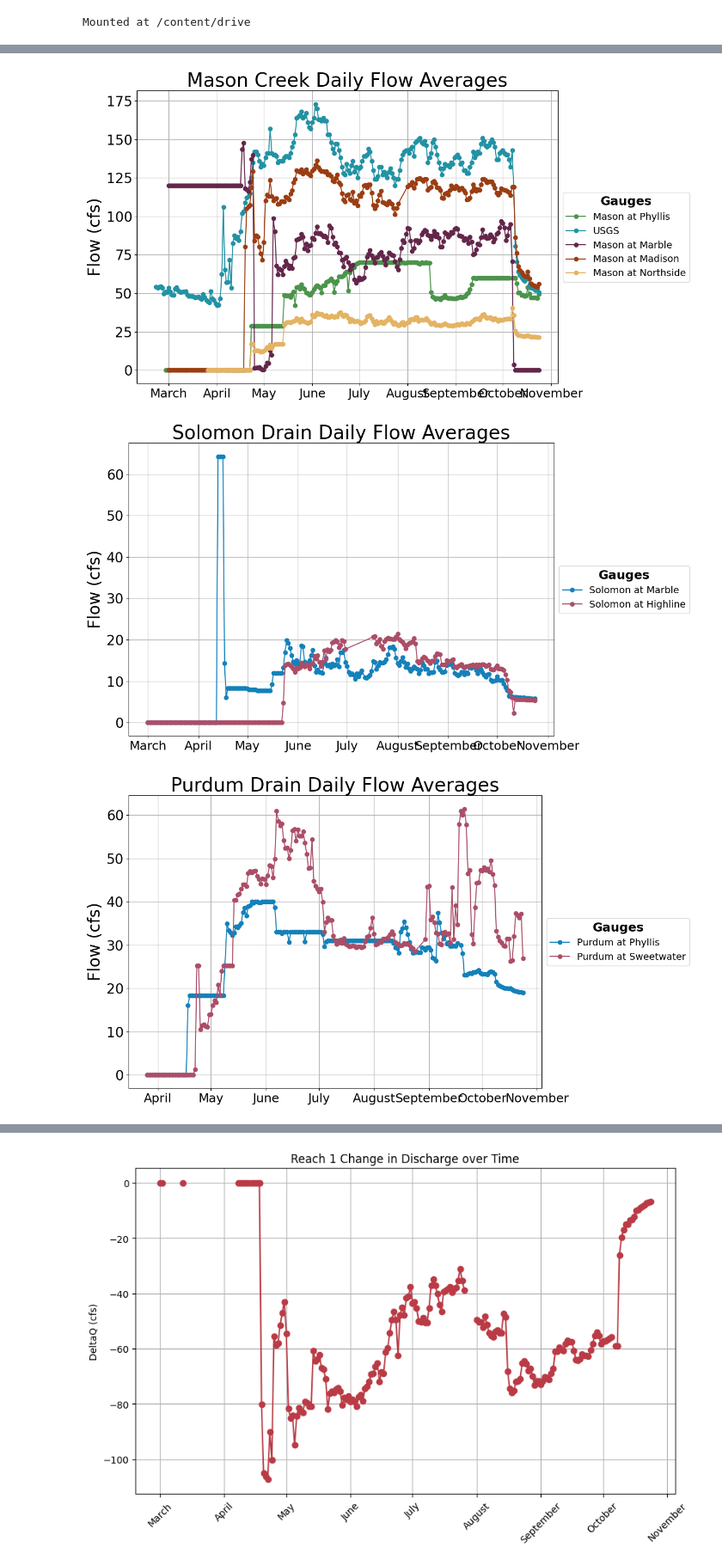
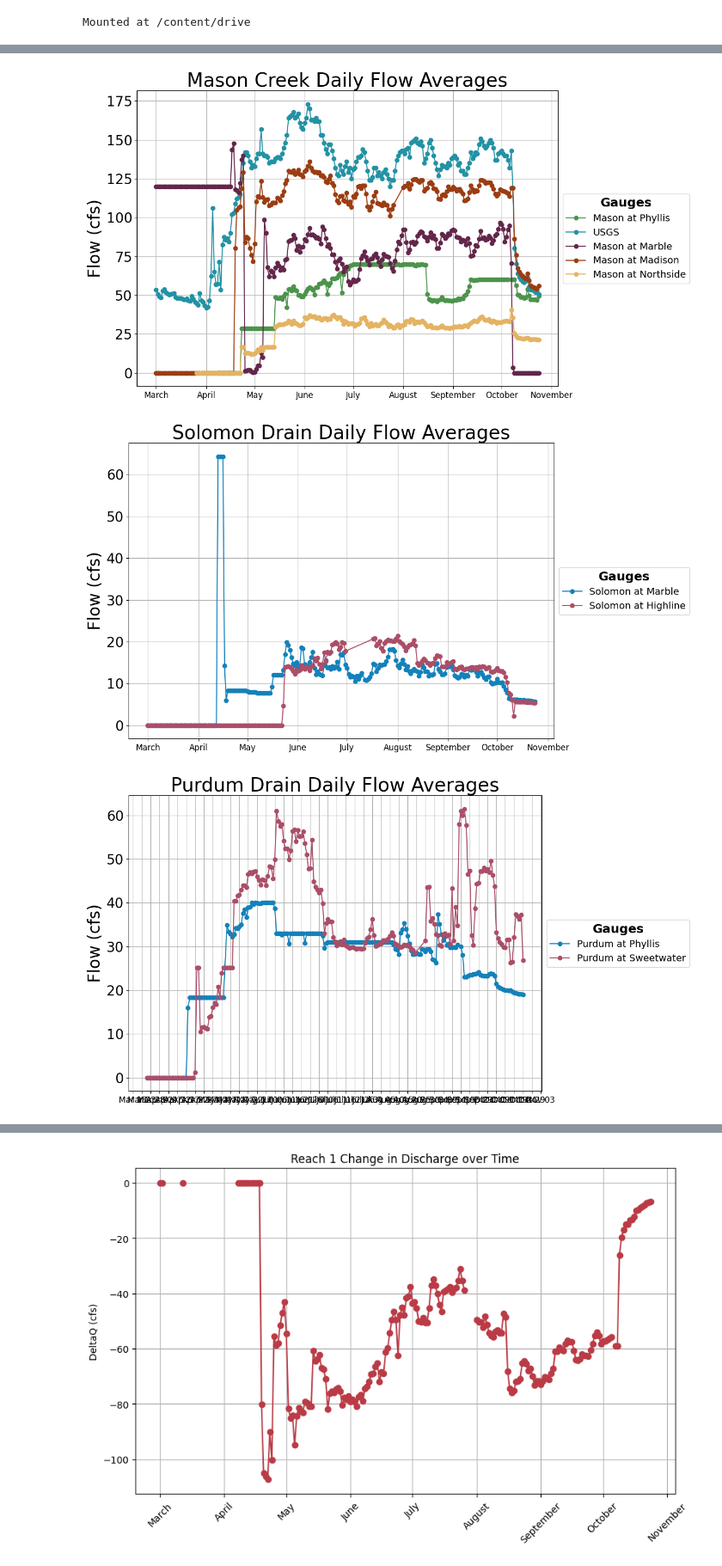
Before and after one commit to carlibeisel/mason_water_budget, a Jupyter notebook: reach_drainflow_.ipynb, the cells around one changed output, grey strips where cells are left out. Shown at 86% size. Cells and saved outputs as stored; diff of their text form; code cells hidden in the pictures.

```diff
--- a/reach_drainflow_.ipynb
+++ b/reach_drainflow_.ipynb
@@ -140,3 +142,13 @@ final_df.to_csv('/content/drive/MyDrive/Data/Mason Water Budget/data_input/drain
+# %%
+# ------------------------ #
+# Define Start/End Date
+# ------------------------ #
+
+# Define the timeframe for figures
+start_date = '2024-03-01'
+end_date = '2024-10-25'
+
+df = pd.read_csv('/content/drive/MyDrive/Data/Mason Water Budget/data_input/drainflow/drainflow/final_df.csv')
 # %%
 ## ---------------------------------- ##
 ##  Superimposed Plot of Daily Data   ##
@@ -213,7 +222,7 @@ plt.grid(True)
 plt.gca().xaxis.set_major_locator(mdates.MonthLocator())
 plt.gca().xaxis.set_major_formatter(mdates.DateFormatter('%B'))
 
-plt.xticks(fontsize=18)
+plt.xticks(fontsize=12)
 plt.yticks(fontsize=20)
 
 legend = plt.legend(title='Gauges', fontsize=14, loc='center left', bbox_to_anchor=(1, 0.5))
@@ -223,7 +232,7 @@ plt.tight_layout(rect=[0, 0, 0.9, 1])
 plt.savefig('/content/drive/MyDrive/Data/Mason Water Budget/data_output/drainflow_out/Figures/mason_flow.png', dpi=300, bbox_inches='tight')
 plt.show()
 # %% [output]
-[figure, old version]
+[figure, new version]
 # %%
 ## ---------------------------------- ##
 ##  Superimposed Plot of Daily Data   ##
@@ -254,7 +263,7 @@ plt.grid(True)
 plt.gca().xaxis.set_major_locator(mdates.MonthLocator())
 plt.gca().xaxis.set_major_formatter(mdates.DateFormatter('%B'))
 
-plt.xticks( fontsize=18)
+plt.xticks( fontsize=12)
 plt.yticks(fontsize=20)
 
 
@@ -265,7 +274,7 @@ plt.tight_layout(rect=[0, 0, 0.9, 1])
 plt.savefig('/content/drive/MyDrive/Data/Mason Water Budget/data_output/drainflow_out/Figures/solomon_flow.png', dpi=300, bbox_inches='tight')
 plt.show()
 # %% [output]
-[figure, old version]
+[figure, new version]
 # %%
 ## ---------------------------------- ##
 ##  Superimposed Plot of Daily Data   ##
@@ -274,36 +283,40 @@ plt.show()
 # PURDUM GAUGES ONLY
 
 selected_gauges = ['Purdum at Phyllis', 'Purdum at Sweetwater']
 
 color_palette = ['#1481BA', '#AB4E68']
 
 # Filter the DataFrame for the selected gauges
 filtered_gauge_df = filtered_df[filtered_df['Gauge'].isin(selected_gauges)]
 
 # Plotting
 plt.figure(figsize=(14, 7))
 
 for i, gauge in enumerate(selected_gauges):
     gauge_data = filtered_gauge_df[filtered_gauge_df['Gauge'] == gauge]
     plt.plot(gauge_data[date_column_name], gauge_data['Flow'], marker='o', color=color_palette[i % len(color_palette)], label=gauge)
 
 plt.title('Purdum Drain Daily Flow Averages', fontsize=28)
-plt.xlabel('')
+plt.xlabel('', fontsize = 1)
 plt.ylabel('Flow (cfs)', fontsize=24)
 plt.grid(True)
 
 # Set x-axis major locator to show ticks at the start of every month and format to month names
-plt.gca().xaxis.set_major_locator(mdates.MonthLocator())
-plt.gca().xaxis.set_major_formatter(mdates.DateFormatter('%B'))
+#plt.gca().xaxis.set_major_locator(mdates.MonthLocator())
+#plt.gca().xaxis.set_major_formatter(mdates.DateFormatter('%B'))
 
-plt.xticks(fontsize=18)
+# Set x-axis major locator to show ticks every five days and format to month and day
+plt.gca().xaxis.set_major_locator(mdates.DayLocator(interval=5))
+plt.gca().xaxis.set_major_formatter(mdates.DateFormatter('%b %d'))  # '%b %d' shows abbreviated month and day
+
+plt.xticks(fontsize=12)
 plt.yticks(fontsize=20)
 
 legend = plt.legend(title='Gauges', fontsize=14, loc='center left', bbox_to_anchor=(1, 0.5))
 plt.setp(legend.get_title(), fontsize=18, fontweight='bold')
 plt.tight_layout(rect=[0, 0, 0.9, 1])
 plt.savefig('/content/drive/MyDrive/Data/Mason Water Budget/data_output/drainflow_out/Figures/purdum_flow.png', dpi=300, bbox_inches='tight')
 plt.show()
 # %% [output]
-[figure, old version]
+[figure, new version]
 # %% [markdown]
```
Also changed, not shown: parts of 14 cells of this notebook.
